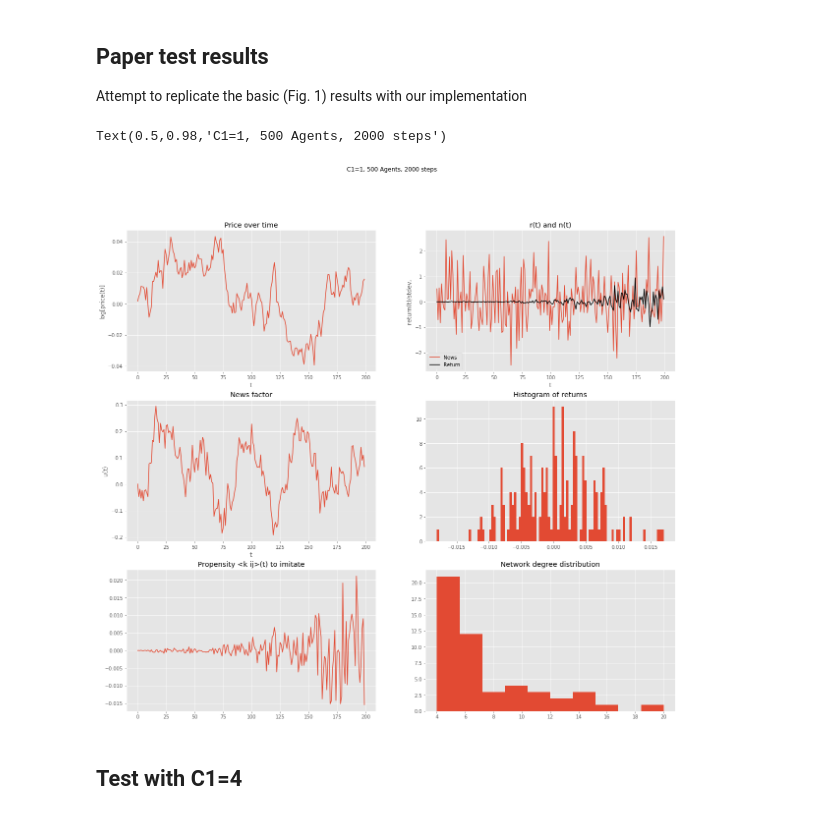
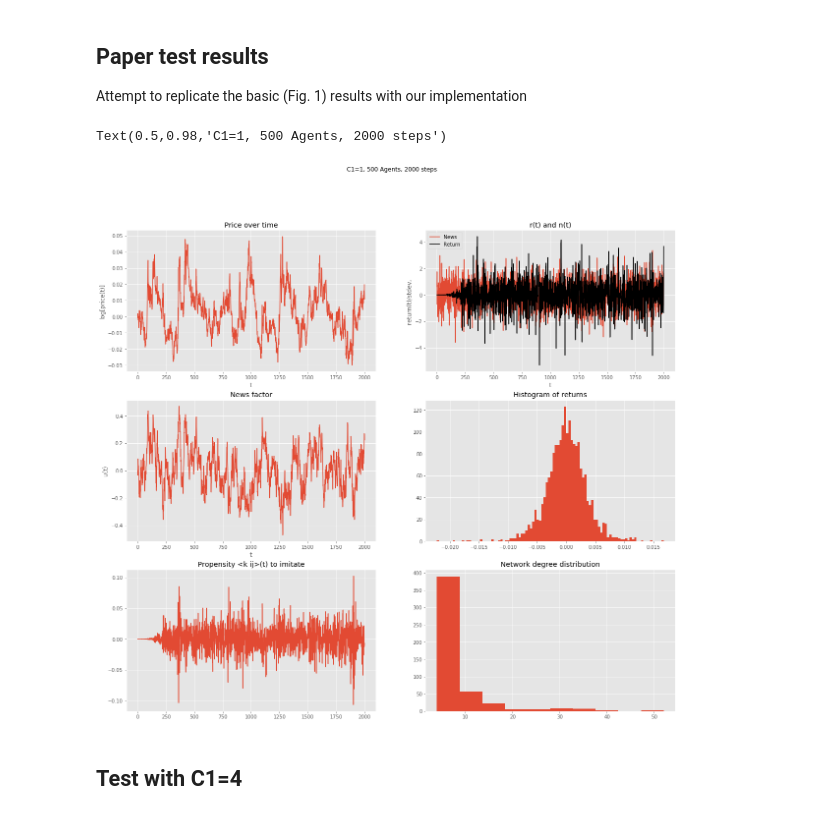
Before and after one commit to nickmancol/BitBubble, a Jupyter notebook: Bitbubble.ipynb, the cells around one changed output. Saved outputs shown, nothing was run; the diff lists cells and outputs as text; code cells hidden in the pictures.

Commit message:
Added final group 2,3 charts

```diff
--- a/Bitbubble.ipynb
+++ b/Bitbubble.ipynb
@@ -292,13 +292,13 @@ def plot_test(df_model, df_agents, nw, ax):
     ax[2][1].set(title='Network degree distribution')
 # %%
 fig, ax = plt.subplots(3,2,figsize=(20,18))
-bitmarket = MarketMaker(N=50, market_depth=0.25, seed=42, out_degree=4, C1=1)
-df_model, df_agents, nw = test_env(bitmarket, 200)
+bitmarket = MarketMaker(N=500, market_depth=0.25, out_degree=4, C1=1)
+df_model, df_agents, nw = test_env(bitmarket, 2000)
 plot_test(df_model, df_agents, nw, ax)
 fig.suptitle('C1=1, 500 Agents, 2000 steps')
 # %% [output]
 Text(0.5,0.98,'C1=1, 500 Agents, 2000 steps')
-[figure, old version]
+[figure, new version]
 # %% [markdown]
 ## Test with C1=4
 # %%
```
Also changed, not shown: parts of 2 cells of this notebook, 2 other files.
